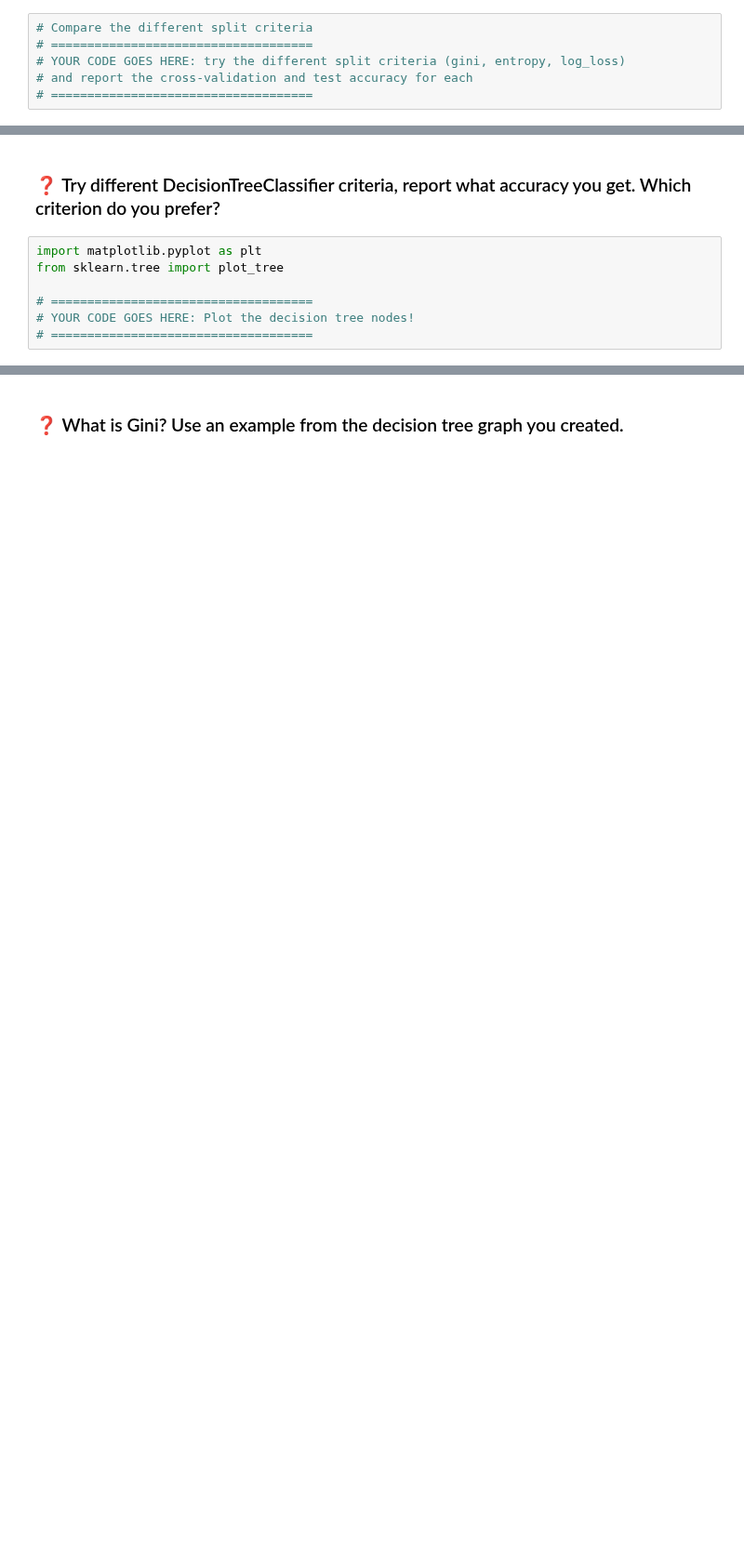
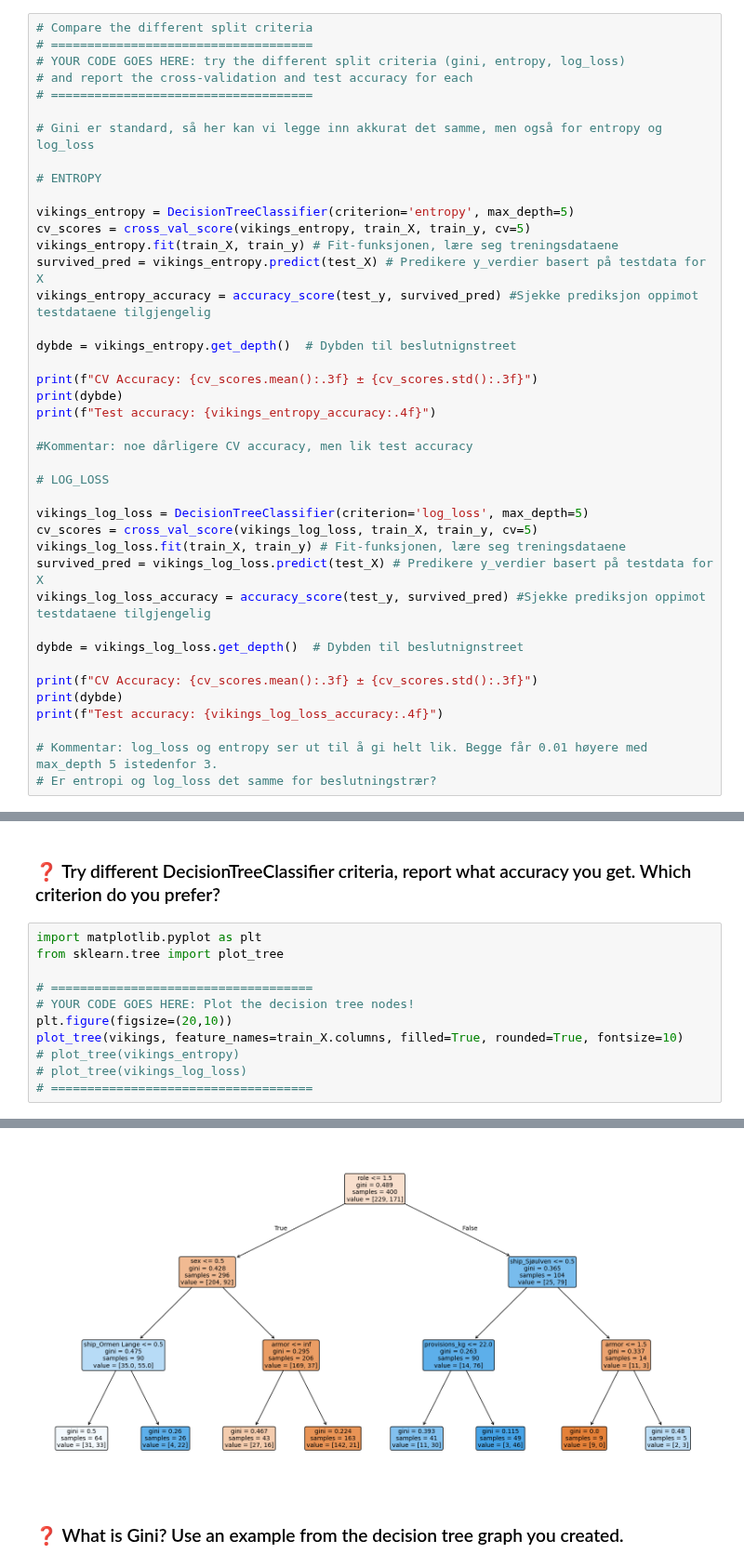
Before and after one commit to torreslutnaes/Intro-ML, a Jupyter notebook: Prosjekter/Assignment2/Problem2.ipynb, the cells around one changed output, grey strips where cells are left out. Shown at 93% size. Drawn from its saved outputs; the diff is of its cells as text; blank space fills up the shorter version.

```diff
--- a/Prosjekter/Assignment2/Problem2.ipynb
+++ b/Prosjekter/Assignment2/Problem2.ipynb
@@ -431,3 +582,38 @@ print(f"Test accuracy: {a:.4f}")
 # YOUR CODE GOES HERE: try the different split criteria (gini, entropy, log_loss)
 # and report the cross-validation and test accuracy for each
 # ====================================
+
+# Gini er standard, så her kan vi legge inn akkurat det samme, men også for entropy og log_loss
+
+# ENTROPY
+
+vikings_entropy = DecisionTreeClassifier(criterion='entropy', max_depth=5)
+cv_scores = cross_val_score(vikings_entropy, train_X, train_y, cv=5)
+vikings_entropy.fit(train_X, train_y) # Fit-funksjonen, lære seg treningsdataene
+survived_pred = vikings_entropy.predict(test_X) # Predikere y_verdier basert på testdata for X
+vikings_entropy_accuracy = accuracy_score(test_y, survived_pred) #Sjekke prediksjon oppimot testdataene tilgjengelig
+
+dybde = vikings_entropy.get_depth()  # Dybden til beslutnignstreet
+
+print(f"CV Accuracy: {cv_scores.mean():.3f} ± {cv_scores.std():.3f}")
+print(dybde)
+print(f"Test accuracy: {vikings_entropy_accuracy:.4f}")
+
+#Kommentar: noe dårligere CV accuracy, men lik test accuracy
+
+# LOG_LOSS
+
+vikings_log_loss = DecisionTreeClassifier(criterion='log_loss', max_depth=5)
+cv_scores = cross_val_score(vikings_log_loss, train_X, train_y, cv=5)
+vikings_log_loss.fit(train_X, train_y) # Fit-funksjonen, lære seg treningsdataene
+survived_pred = vikings_log_loss.predict(test_X) # Predikere y_verdier basert på testdata for X
+vikings_log_loss_accuracy = accuracy_score(test_y, survived_pred) #Sjekke prediksjon oppimot testdataene tilgjengelig
+
+dybde = vikings_log_loss.get_depth()  # Dybden til beslutnignstreet
+
+print(f"CV Accuracy: {cv_scores.mean():.3f} ± {cv_scores.std():.3f}")
+print(dybde)
+print(f"Test accuracy: {vikings_log_loss_accuracy:.4f}")
+
+# Kommentar: log_loss og entropy ser ut til å gi helt lik. Begge får 0.01 høyere med max_depth 5 istedenfor 3.
+# Er entropi og log_loss det samme for beslutningstrær?
@@ -439,4 +632,9 @@ from sklearn.tree import plot_tree
 
 # ====================================
 # YOUR CODE GOES HERE: Plot the decision tree nodes!
+plt.figure(figsize=(20,10))
+plot_tree(vikings, feature_names=train_X.columns, filled=True, rounded=True, fontsize=10)
+# plot_tree(vikings_entropy)
+# plot_tree(vikings_log_loss)
 # ====================================
+# %% [output]
@@ -443,2 +658,3 @@ from sklearn.tree import plot_tree
+[figure, added]
 # %% [markdown]
 ### ❓ What is Gini? Use an example from the decision tree graph you created.
```
Also changed, not shown: parts of 12 cells of this notebook.
